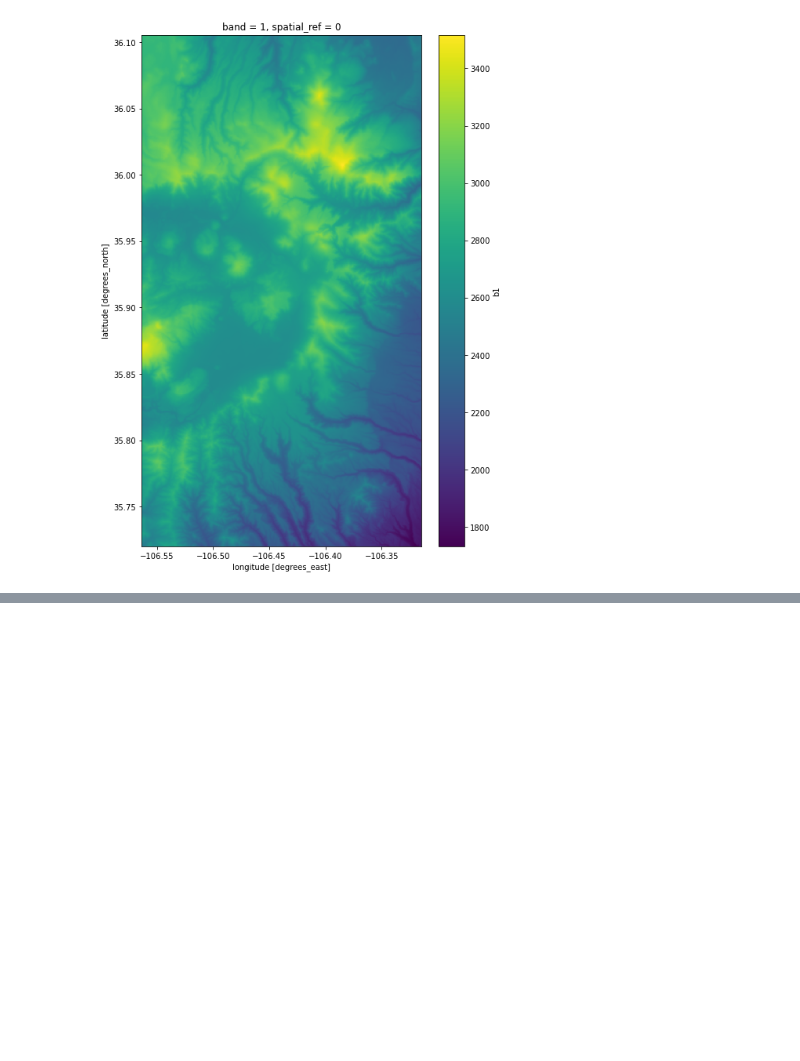
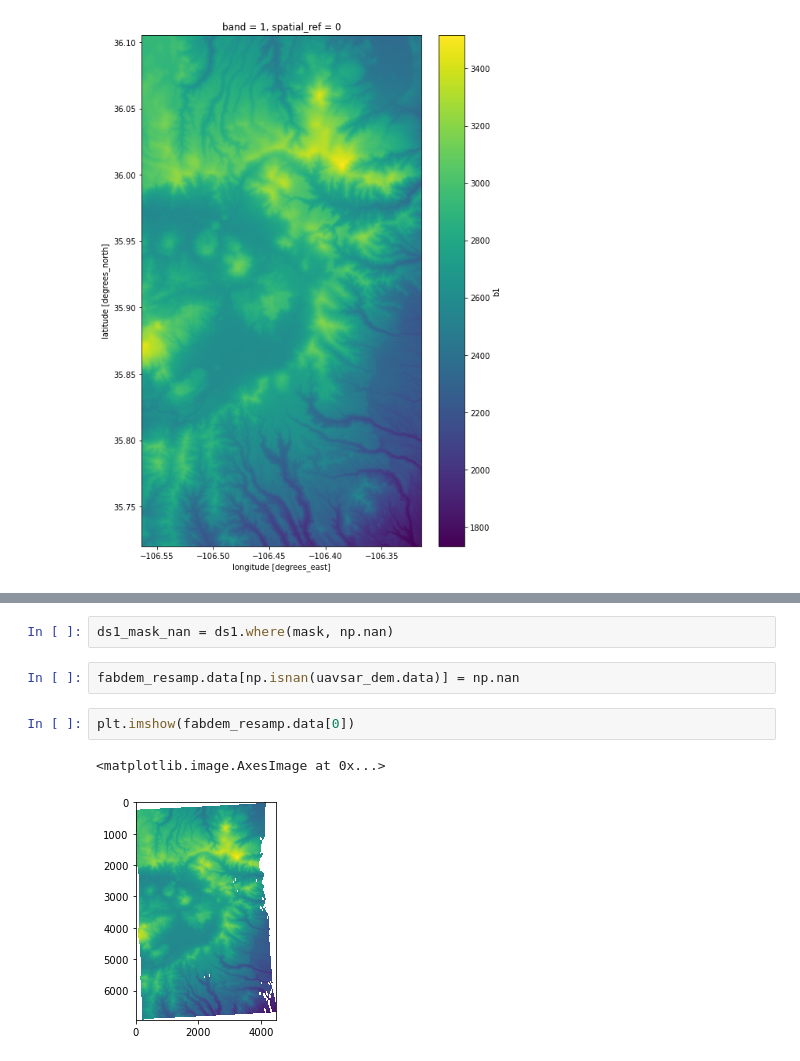
Before and after one commit to SnowEx/uavsar_snow, a Jupyter notebook: incidence_angle/fabdem_resample.ipynb, the cells around one changed output, grey strips where cells are left out. Saved outputs shown, nothing was run; the diff lists cells and outputs as text; blank space fills up the shorter version.

```diff
--- a/incidence_angle/fabdem_resample.ipynb
+++ b/incidence_angle/fabdem_resample.ipynb
@@ -125,0 +155,9 @@ print(bounds[0])
+# %%
+ds1_mask_nan = ds1.where(mask, np.nan)
+# %%
+fabdem_resamp.data[np.isnan(uavsar_dem.data)] = np.nan
+# %%
+plt.imshow(fabdem_resamp.data[0])
+# %% [output]
+<matplotlib.image.AxesImage at 0x...>
+[figure, added]
```
Also changed, not shown: parts of 5 cells of this notebook.
